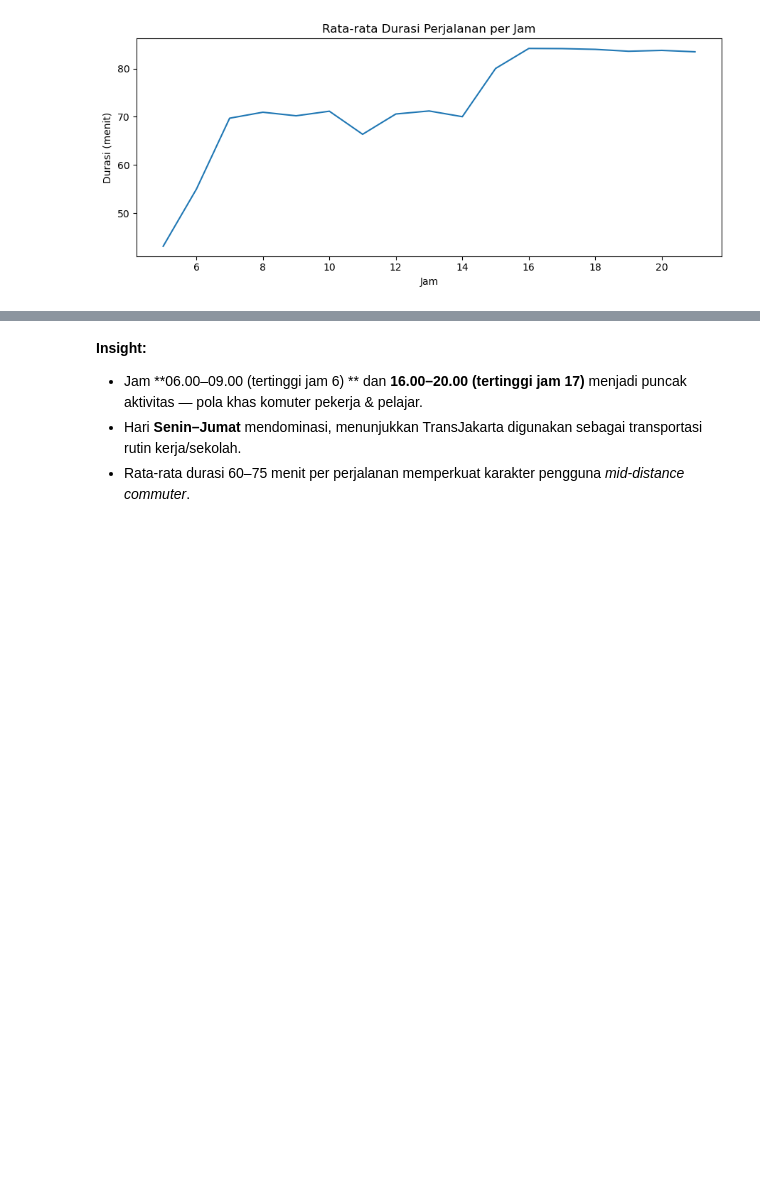
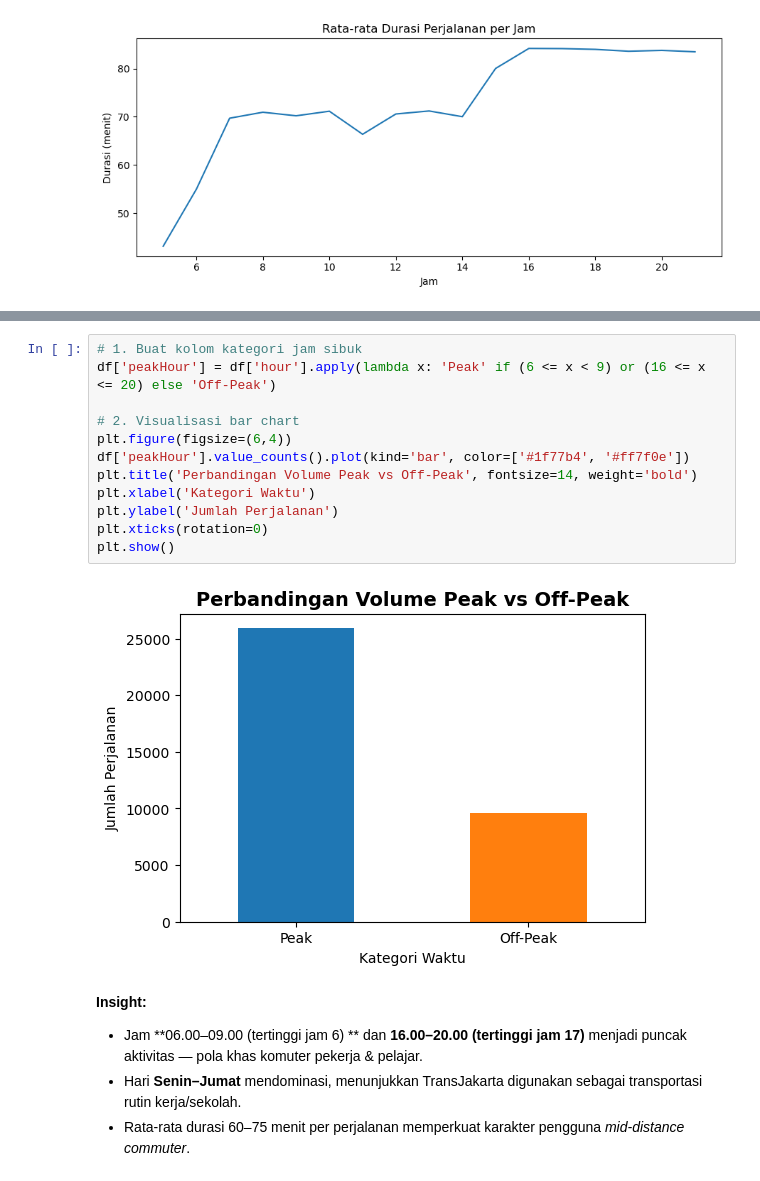
Before and after one commit to esj2303/transjakarta-project, a Jupyter notebook: capstone_module3.ipynb, the cells around one changed output, grey strips where cells are left out. Saved outputs shown, nothing was run; the diff lists cells and outputs as text; blank space fills up the shorter version.

```diff
--- a/capstone_module3.ipynb
+++ b/capstone_module3.ipynb
@@ -1097,3 +1134,17 @@ plt.show()
+# %%
+# 1. Buat kolom kategori jam sibuk
+df['peakHour'] = df['hour'].apply(lambda x: 'Peak' if (6 <= x < 9) or (16 <= x <= 20) else 'Off-Peak')
+
+# 2. Visualisasi bar chart
+plt.figure(figsize=(6,4))
+df['peakHour'].value_counts().plot(kind='bar', color=['#1f77b4', '#ff7f0e'])
+plt.title('Perbandingan Volume Peak vs Off-Peak', fontsize=14, weight='bold')
+plt.xlabel('Kategori Waktu')
+plt.ylabel('Jumlah Perjalanan')
+plt.xticks(rotation=0)
+plt.show()
+# %% [output]
+[figure, added]
 # %% [markdown]
 **Insight:**
 - Jam **06.00–09.00 (tertinggi jam 6) ** dan **16.00–20.00 (tertinggi jam 17)** menjadi puncak aktivitas — pola khas komuter pekerja & pelajar.
```
Also changed, not shown: parts of 5 cells of this notebook.
